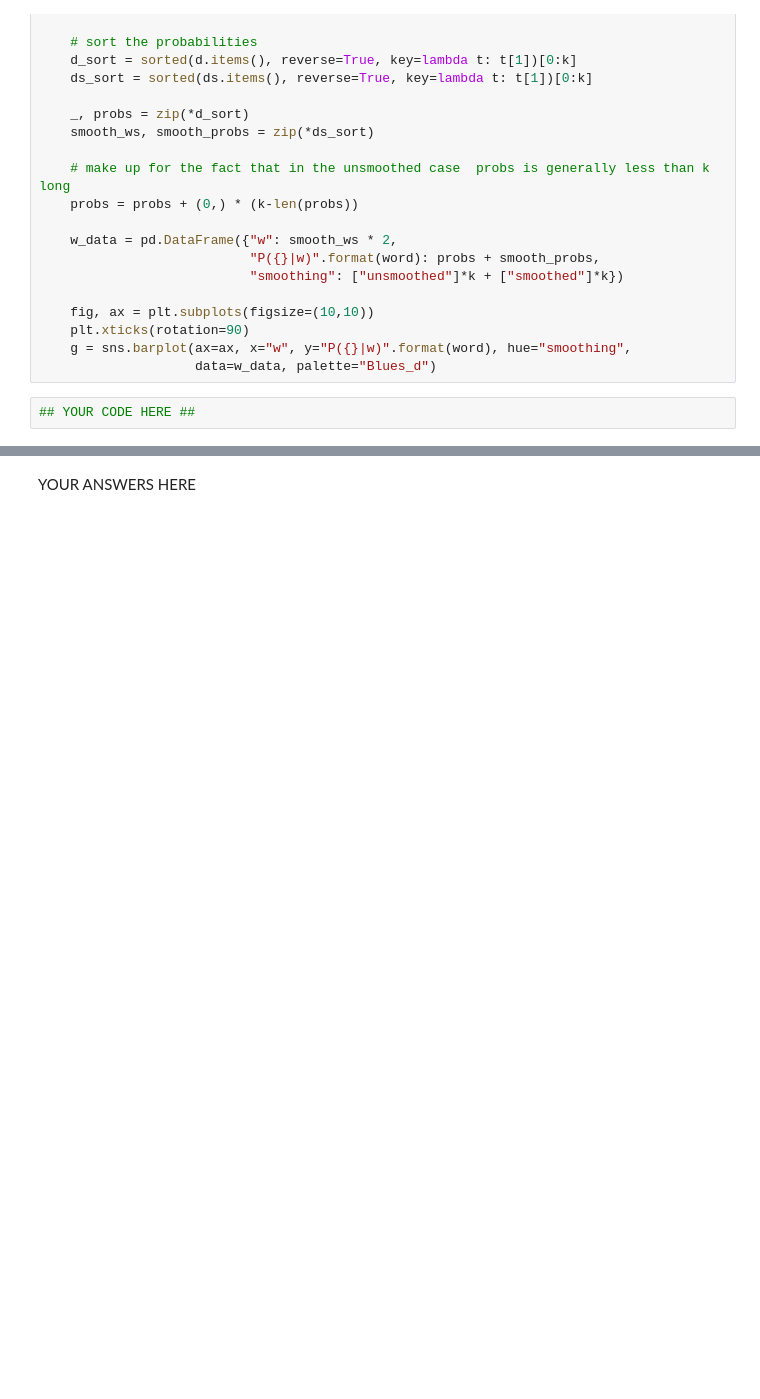
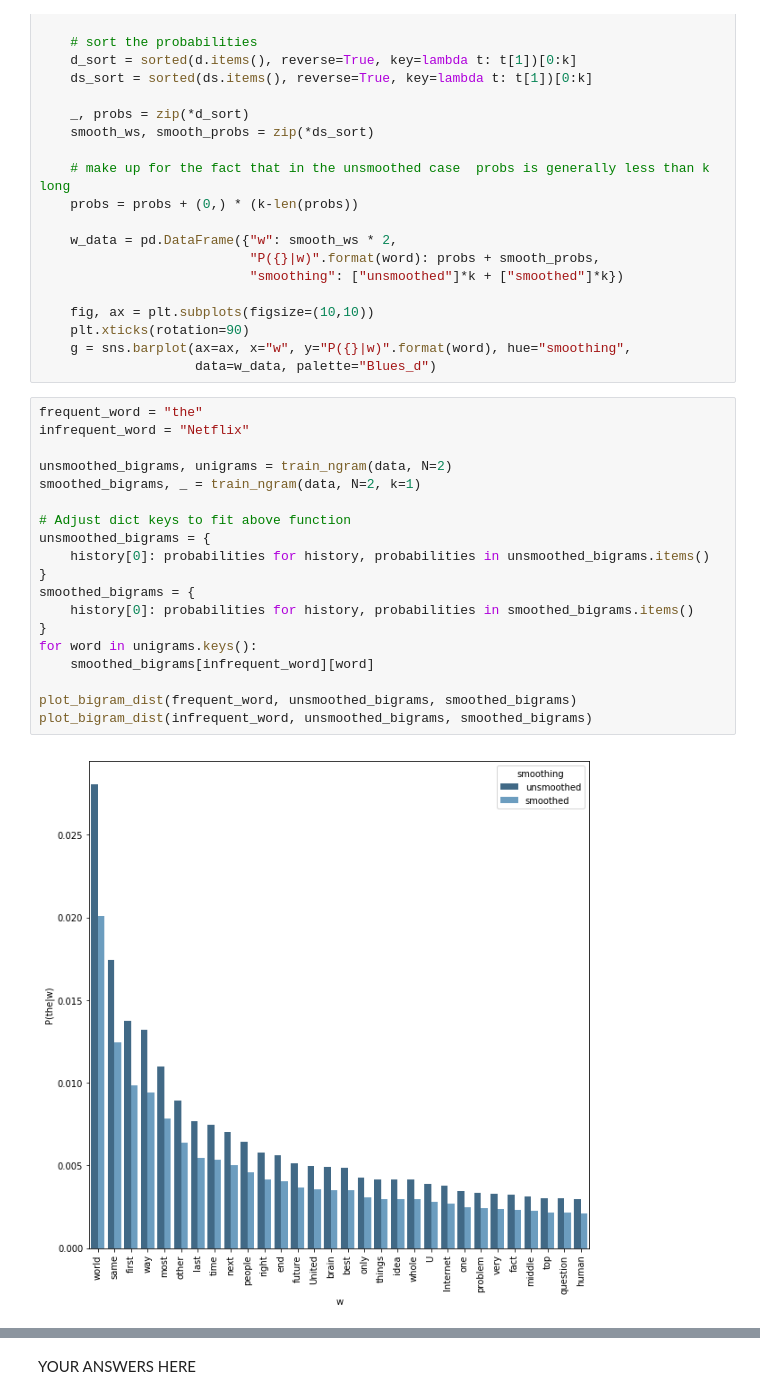
Before and after one commit to Kaleidophon/NLP1-2017, a Jupyter notebook: lab1/lab1.ipynb, the cells around one changed output, grey strips where cells are left out. Saved outputs shown, nothing was run; the diff lists cells and outputs as text; blank space fills up the shorter version.

```diff
--- a/lab1/lab1.ipynb
+++ b/lab1/lab1.ipynb
@@ -743,5 +750,24 @@ def plot_bigram_dist(word, bigram, smoothbigram, k=30):
     plt.xticks(rotation=90)
     g = sns.barplot(ax=ax, x="w", y="P({}|w)".format(word), hue="smoothing",
                     data=w_data, palette="Blues_d")
-# %%
-## YOUR CODE HERE ##
+# %%
+frequent_word = "the"
+infrequent_word = "Netflix"
+
+unsmoothed_bigrams, unigrams = train_ngram(data, N=2)
+smoothed_bigrams, _ = train_ngram(data, N=2, k=1)
+
+# Adjust dict keys to fit above function
+unsmoothed_bigrams = {
+    history[0]: probabilities for history, probabilities in unsmoothed_bigrams.items()
+}
+smoothed_bigrams = {
+    history[0]: probabilities for history, probabilities in smoothed_bigrams.items()
+}
+for word in unigrams.keys():
+    smoothed_bigrams[infrequent_word][word]
+
+plot_bigram_dist(frequent_word, unsmoothed_bigrams, smoothed_bigrams)
+plot_bigram_dist(infrequent_word, unsmoothed_bigrams, smoothed_bigrams)
+# %% [output]
+[figure, added]
```
Also changed, not shown: parts of 5 cells of this notebook.
